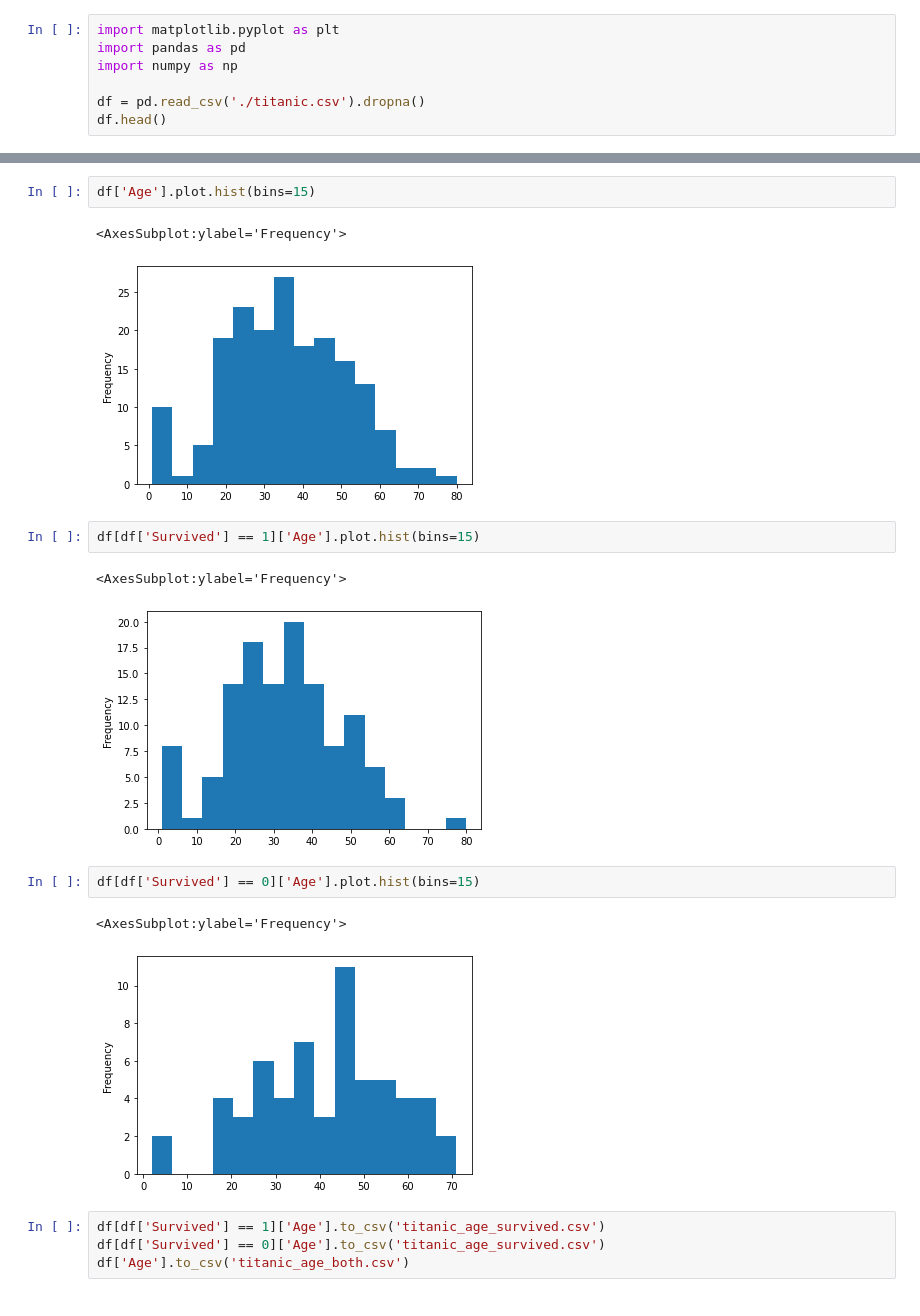
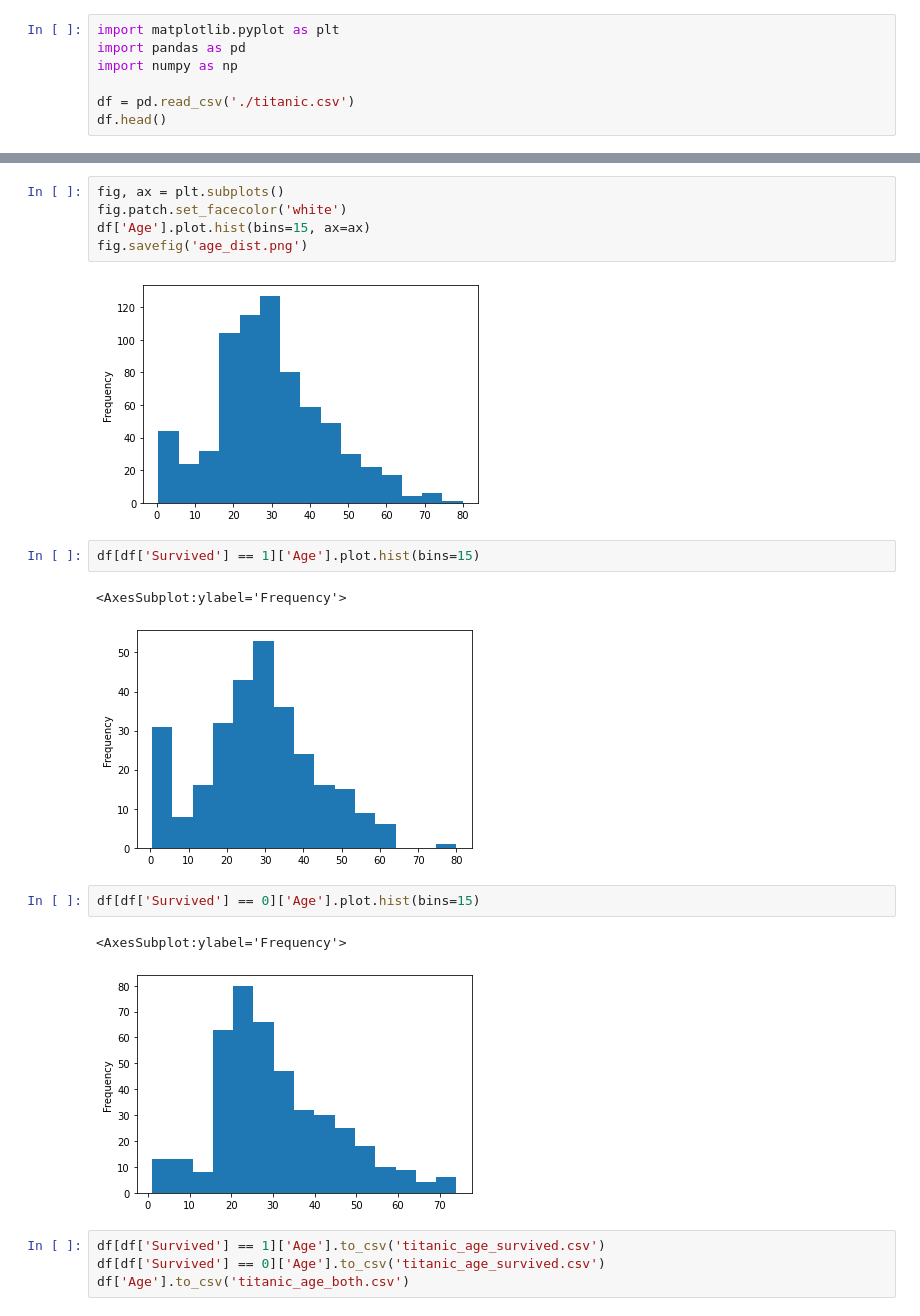
Before and after one commit to wabscale/sister-project-help, a Jupyter notebook: notebook.ipynb, the cells around one changed output, grey strips where cells are left out. Cells and saved outputs as stored; diff of their text form.

```diff
--- a/notebook.ipynb
+++ b/notebook.ipynb
@@ -3,7 +3,7 @@ import matplotlib.pyplot as plt
 import pandas as pd
 import numpy as np
 
-df = pd.read_csv('./titanic.csv').dropna()
+df = pd.read_csv('./titanic.csv')
 df.head()
 # %% [output]
 |  | PassengerId | Survived | Pclass | Name | Sex | Age | SibSp | Parch | Ticket | Fare | ... |
@@ -15,18 +45,20 @@ df.head()
 # %%
-df['Age'].plot.hist(bins=15)
+fig, ax = plt.subplots()
+fig.patch.set_facecolor('white')
+df['Age'].plot.hist(bins=15, ax=ax)
+fig.savefig('age_dist.png')
 # %% [output]
-<AxesSubplot:ylabel='Frequency'>
-[figure, old version]
+[figure, new version]
 # %%
 df[df['Survived'] == 1]['Age'].plot.hist(bins=15)
 # %% [output]
 <AxesSubplot:ylabel='Frequency'>
-[figure, old version]
+[figure, new version]
 # %%
 df[df['Survived'] == 0]['Age'].plot.hist(bins=15)
 # %% [output]
 <AxesSubplot:ylabel='Frequency'>
-[figure, old version]
+[figure, new version]
 # %%
 df[df['Survived'] == 1]['Age'].to_csv('titanic_age_survived.csv')
 df[df['Survived'] == 0]['Age'].to_csv('titanic_age_survived.csv')
```
Also changed, not shown: parts of 15 cells of this notebook, 8 other files.
